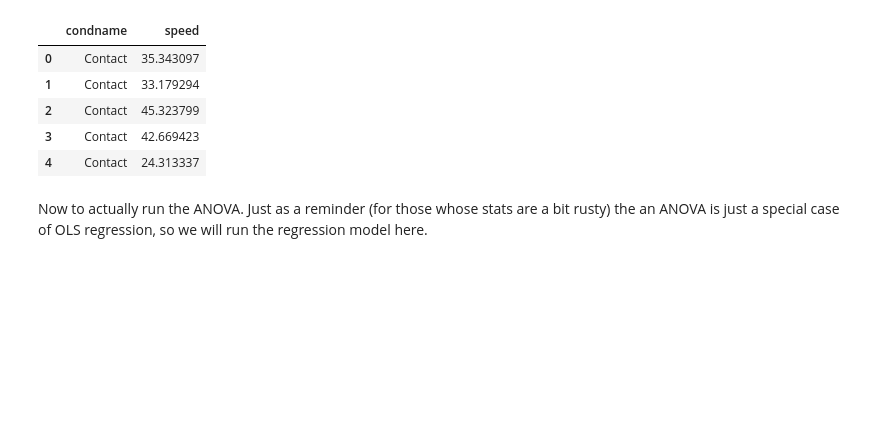
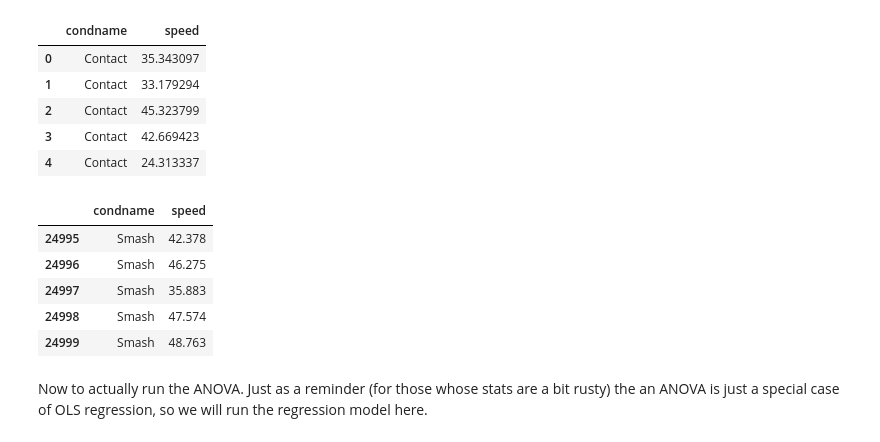
Before and after one commit to swcarpentry/DEPRECATED-bc, a Jupyter notebook: Loftus_example.ipynb, the cells around one changed output. Saved outputs shown, nothing was run; the diff lists cells and outputs as text; code cells hidden in the pictures; blank space fills up the shorter version.

Commit message:
updated up to checking speed variable format

```diff
--- a/Loftus_example.ipynb
+++ b/Loftus_example.ipynb
@@ -75,0 +72,29 @@ datafile.close()
+# %%
+def open_csv_file(filename):
+    '''(str) -> str
+
+    open_csv_file opens a csv file called filename and
+    returns the information in the datafile in python
+    readable format. Note that the first row is ALWAYS
+    considered to be a header row!
+
+    example:
+    open_csv_file('loftus.csv')
+    '''
+
+    # Open the datafile
+    datafile = open(filename, 'rU')
+    # Initialize an empty array
+    data = []
+    # define counter start number
+    rownum = 0
+    for row in datafile:
+        if rownum == 0:
+            # Create header
+            header = row
+        else:
+            # Create data array
+            data.append(row.strip().split(','))
+        rownum += 1
+    datafile.close()
+    return data, header
@@ -250,8 +346,12 @@ It looks like we were correct.  Let's replace the elements `Sash` with `Smash`.
 # %%
-for idx, item in enumerate(condname):
-    if item == "Sash":
-        condname[idx]="Smash"
-        print "Element " + str(idx) + " (" + str(item) + ") replaced with Smash"
+def change_condition_name(Incorrect_Name,Correct_Name,Vector_of_Conditions):
+    for idx, item in enumerate(Vector_of_Conditions):
+        if item == Incorrect_Name:
+            Vector_of_Conditions[idx] = Correct_Name
+            print "Element " + str(idx) + " (" + str(item) + ") replaced with " + Correct_Name
+    return Vector_of_Conditions
+
+condname = change_condition_name('Sash','Smash',condname)
 # %% [output]
 Element 20261 (Sash) replaced with Smash
 Element 20282 (Sash) replaced with Smash
@@ -446,6 +550,15 @@ dtypes: float64(1), object(1)
 | 2 | Contact | 45.323799 |
 | 3 | Contact | 42.669423 |
 | 4 | Contact | 24.313337 |
+# %%
+df_long.tail()
+# %% [output]
+|  | condname | speed |
+| 24995 | Smash | 42.378 |
+| 24996 | Smash | 46.275 |
+| 24997 | Smash | 35.883 |
+| 24998 | Smash | 47.574 |
+| 24999 | Smash | 48.763 |
 # %% [markdown]
 Now to actually run the ANOVA.  Just as a reminder (for those whose stats are a bit rusty) the an ANOVA is just a special case of OLS regression, so we will run the regression model here.
 # %%
```
Also changed, not shown: parts of 41 cells of this notebook.
